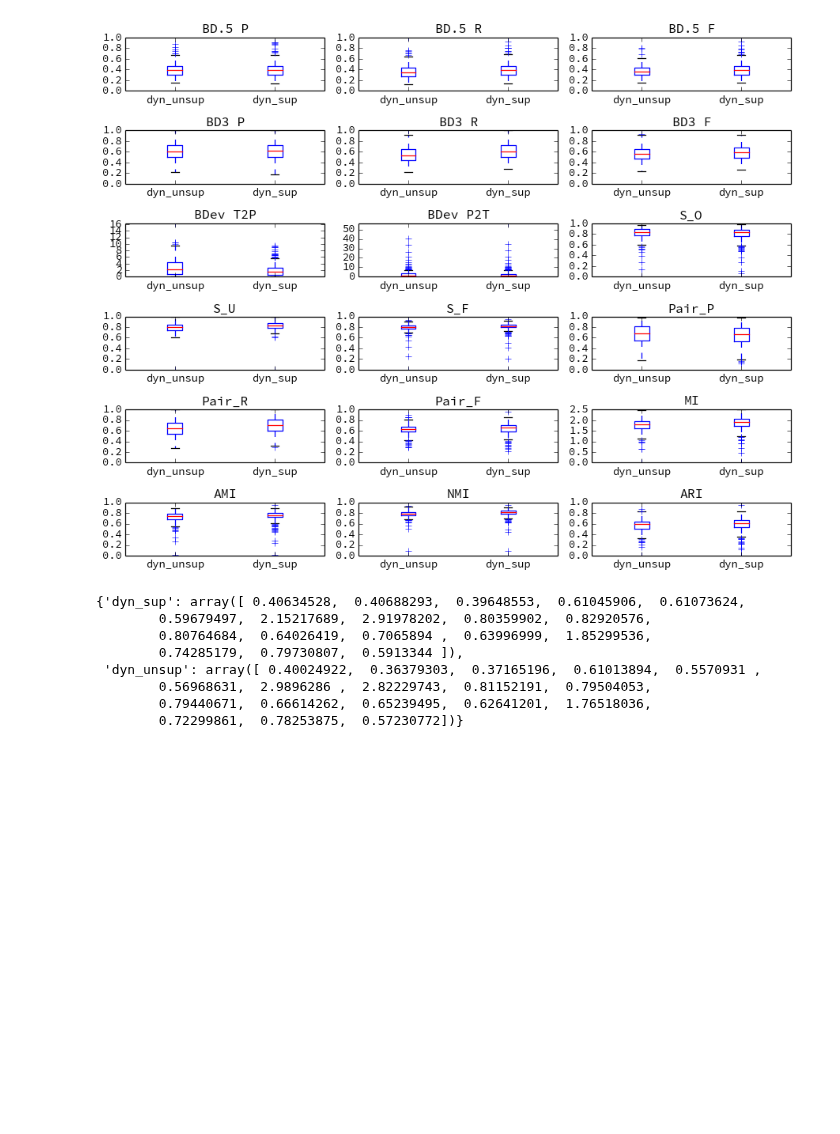
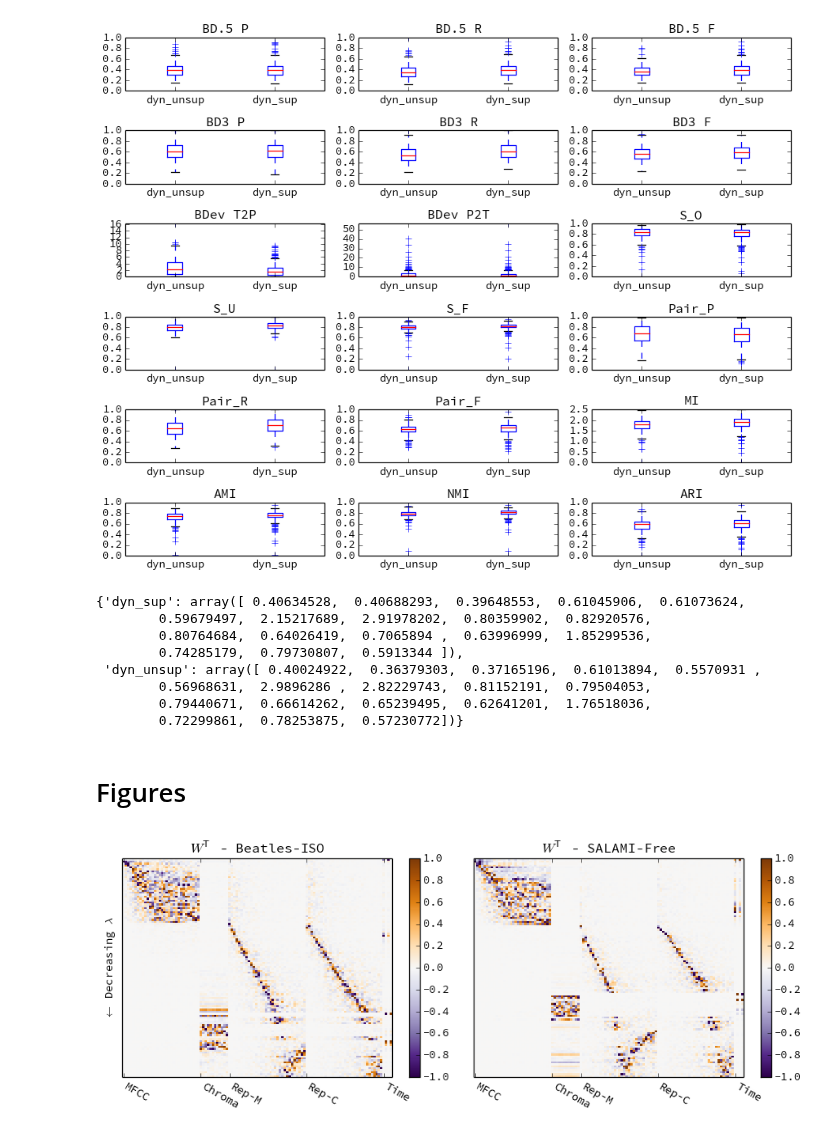
Before and after one commit to bmcfee/olda, a Jupyter notebook: code/ICASSP 2013 - Segmentation.ipynb, the cells around one changed output. Saved outputs shown, nothing was run; the diff lists cells and outputs as text; code cells hidden in the pictures; blank space fills up the shorter version.

Commit message:
checking in paper scraps

```diff
--- a/code/ICASSP 2013 - Segmentation.ipynb
+++ b/code/ICASSP 2013 - Segmentation.ipynb
@@ -177,3 +177,29 @@ pprint(perfs_salami)
         0.72299861,  0.78253875,  0.57230772])}
 # %%
 save_results('/home/bmcfee/git/olda/data/salami_scores_dyn.csv', perfs_salami)
+# %% [markdown]
+# Figures
+# %%
+model_beatles = np.load('/home/bmcfee/git/olda/data/model_olda_beatles.npy')
+model_salami  = np.load('/home/bmcfee/git/olda/data/model_olda_salami.npy')
+# %%
+figure(figsize=(10,4))
+subplot(121)
+imshow(model_beatles, aspect='auto', interpolation='none', cmap='PuOr_r')
+title('$W^\mathsf{T}$ - Beatles-ISO')
+yticks([])
+ylabel('$\leftarrow$ Decreasing $\lambda$')
+xticks([0, 32, 44, 76, 108], ['MFCC', 'Chroma', 'Rep-M', 'Rep-C', 'Time'], rotation=-30, horizontalalignment='left')
+colorbar()
+
+subplot(122)
+imshow(model_salami, aspect='auto', interpolation='none', cmap='PuOr_r')
+title('$W^\mathsf{T}$ - SALAMI-Free')
+colorbar()
+yticks([])
+xticks([0, 32, 44, 76, 108], ['MFCC', 'Chroma', 'Rep-M', 'Rep-C', 'Time'], rotation=-30, horizontalalignment='left')
+
+tight_layout()
+savefig('/home/bmcfee/git/olda/paper/figs/w.pdf', format='pdf', pad_inches=0, transparent=True)
+# %% [output]
+[figure, added]
```
Also changed, not shown: 5 other files.
